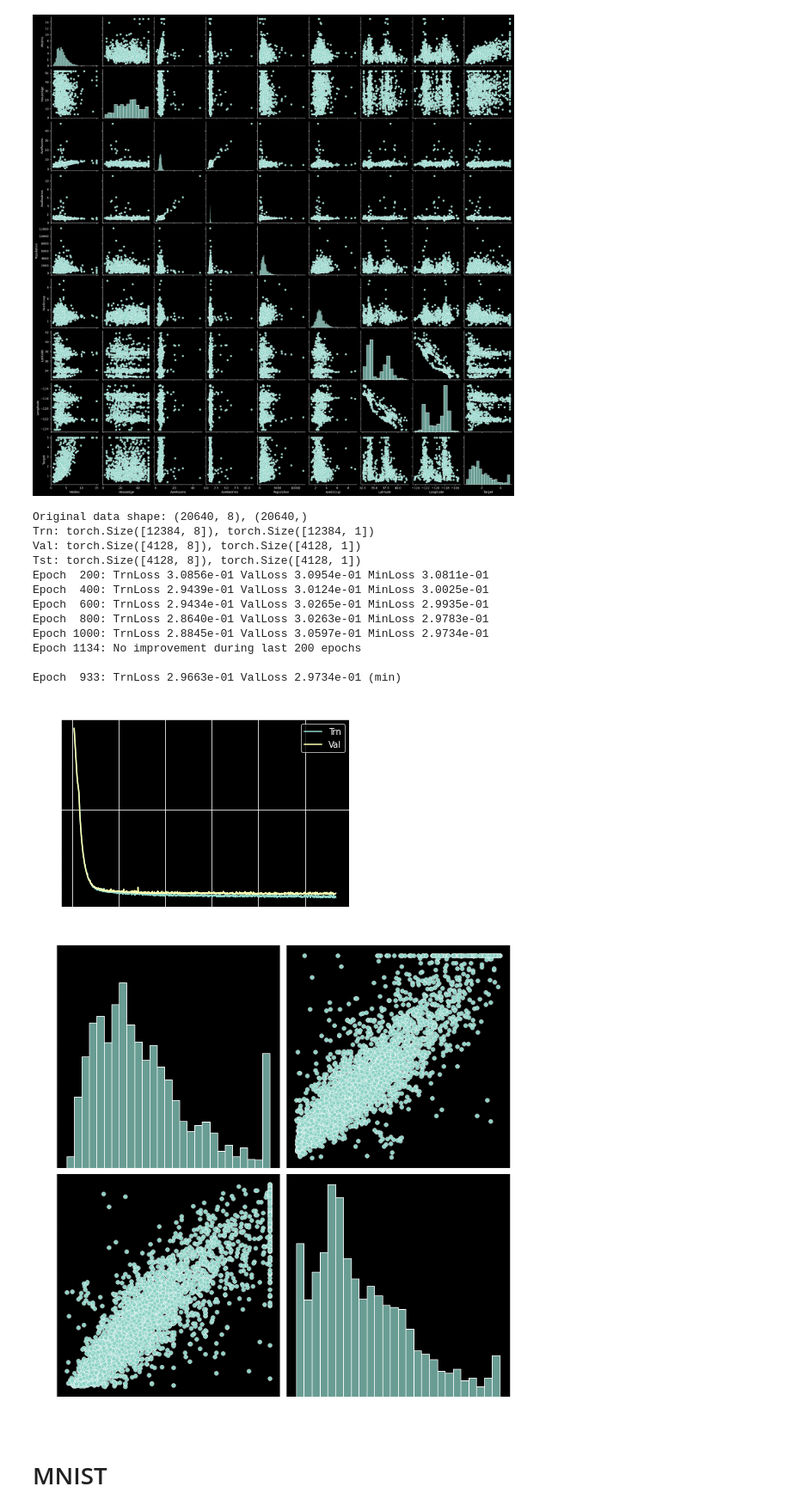
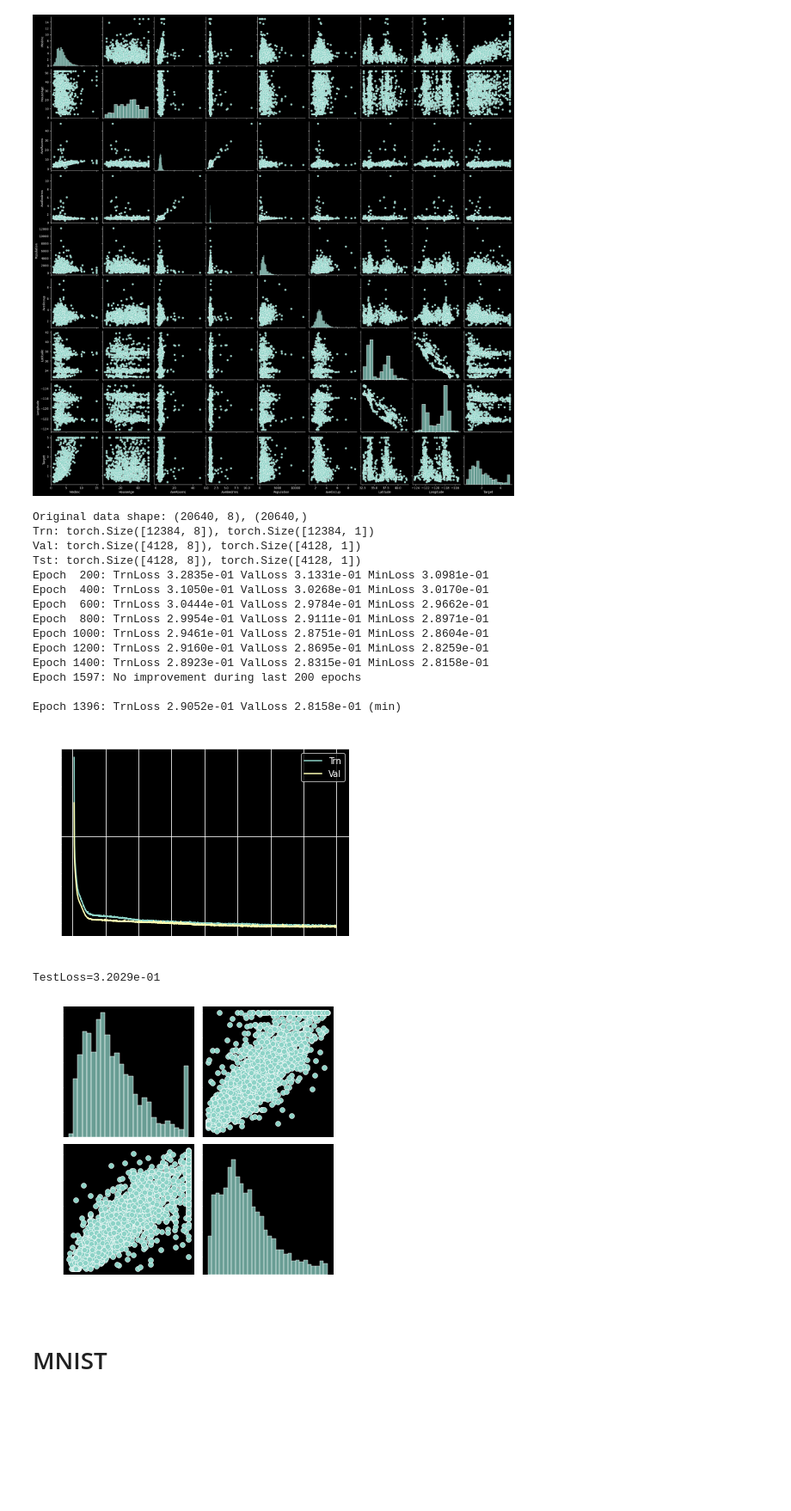
Before and after one commit to ajwkim/DLRL, a Jupyter notebook: pytorch3.ipynb, the cells around one changed output. Shown at 86% size. Cells and saved outputs as stored; diff of their text form; code cells hidden in the pictures; blank space fills up the shorter version.

```diff
--- a/pytorch3.ipynb
+++ b/pytorch3.ipynb
@@ -230,41 +230,45 @@ sns.pairplot(df.sample(1000));
 [figure]
 # %%
 from types import SimpleNamespace
-from torch import nn, optim
+from torch import nn
 from data import getCaliforniaHousing, get_dataloader
 from model import linear_regressor
 from utils import Regressor
 
 cf = SimpleNamespace(n_epoch=3000, n_print=200, early_stop=200, plot_from=10,
-                     b_size=512)
-
+                     b_size=256)
 Xtrn, Xval, Xtst, ytrn, yval, ytst = getCaliforniaHousing()
 trnloader = get_dataloader(Xtrn, ytrn, cf.b_size, shuffle=T)
 valloader = get_dataloader(Xval, yval, cf.b_size)
 tstloader = get_dataloader(Xtst, ytst, cf.b_size)
 
-model = linear_regressor(Xtrn.size(-1), 1, dim_step=-1)
-optimizer = optim.Adam(model.parameters())
-criterion = nn.functional.mse_loss
-
-regressor = Regressor(model, optimizer, criterion)
+# model = linear_regressor(Xtrn.size(-1), 1, dim_step=-1)
+model = nn.Sequential(nn.Linear(Xtrn.size(-1), 6),  nn.ReLU(),
+                      nn.Linear(6, 5),              nn.ReLU(),
+                      nn.Linear(5, 4),              nn.ReLU(),
+                      nn.Linear(4, 3),              nn.ReLU(),
+                      nn.Linear(3, 1))
+regressor = Regressor(model)
 regressor.run(trnloader, valloader, cf.n_epoch, cf.n_print, cf.early_stop, cf.plot_from);
 regressor.test(tstloader)
 # %% [output]
 Original data shape: (20640, 8), (20640,)
 Trn: torch.Size([12384, 8]), torch.Size([12384, 1])
 Val: torch.Size([4128, 8]), torch.Size([4128, 1])
 Tst: torch.Size([4128, 8]), torch.Size([4128, 1])
-Epoch  200: TrnLoss 3.0856e-01 ValLoss 3.0954e-01 MinLoss 3.0811e-01
-Epoch  400: TrnLoss 2.9439e-01 ValLoss 3.0124e-01 MinLoss 3.0025e-01
-Epoch  600: TrnLoss 2.9434e-01 ValLoss 3.0265e-01 MinLoss 2.9935e-01
-Epoch  800: TrnLoss 2.8640e-01 ValLoss 3.0263e-01 MinLoss 2.9783e-01
-Epoch 1000: TrnLoss 2.8845e-01 ValLoss 3.0597e-01 MinLoss 2.9734e-01
-Epoch 1134: No improvement during last 200 epochs
+Epoch  200: TrnLoss 3.2835e-01 ValLoss 3.1331e-01 MinLoss 3.0981e-01
+Epoch  400: TrnLoss 3.1050e-01 ValLoss 3.0268e-01 MinLoss 3.0170e-01
+Epoch  600: TrnLoss 3.0444e-01 ValLoss 2.9784e-01 MinLoss 2.9662e-01
+Epoch  800: TrnLoss 2.9954e-01 ValLoss 2.9111e-01 MinLoss 2.8971e-01
+Epoch 1000: TrnLoss 2.9461e-01 ValLoss 2.8751e-01 MinLoss 2.8604e-01
+Epoch 1200: TrnLoss 2.9160e-01 ValLoss 2.8695e-01 MinLoss 2.8259e-01
+Epoch 1400: TrnLoss 2.8923e-01 ValLoss 2.8315e-01 MinLoss 2.8158e-01
+Epoch 1597: No improvement during last 200 epochs
 
-Epoch  933: TrnLoss 2.9663e-01 ValLoss 2.9734e-01 (min)
+Epoch 1396: TrnLoss 2.9052e-01 ValLoss 2.8158e-01 (min)
-[figure, old version]
+[figure, new version]
+TestLoss=3.2029e-01
-[figure, old version]
+[figure, new version]
 # %% [markdown]
 # MNIST
 # %%
```
Also changed, not shown: 3 other files.
